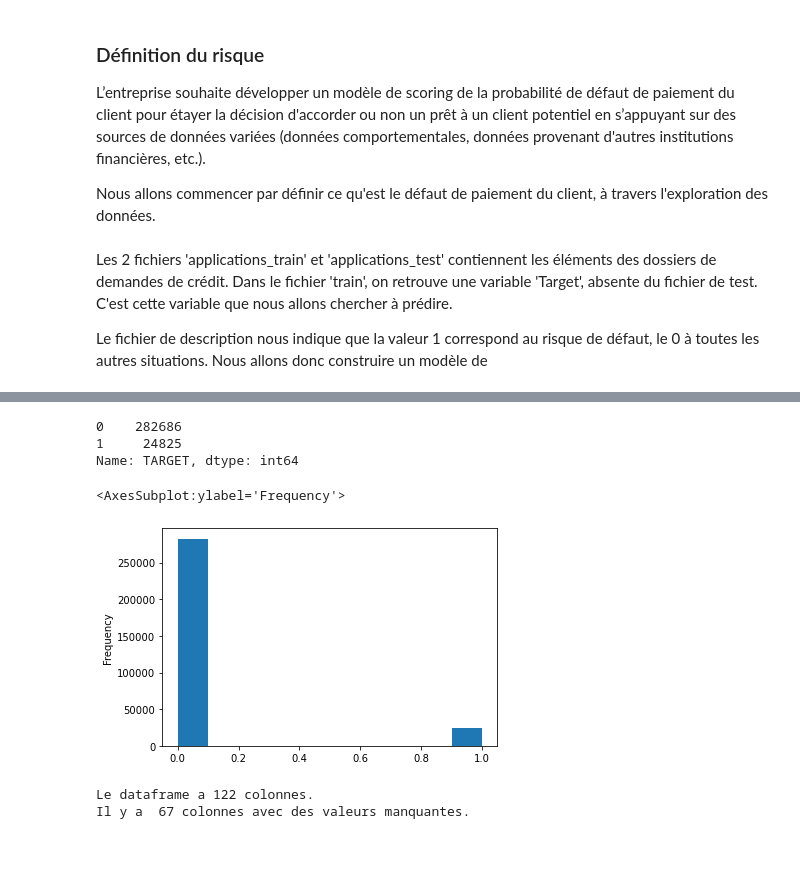
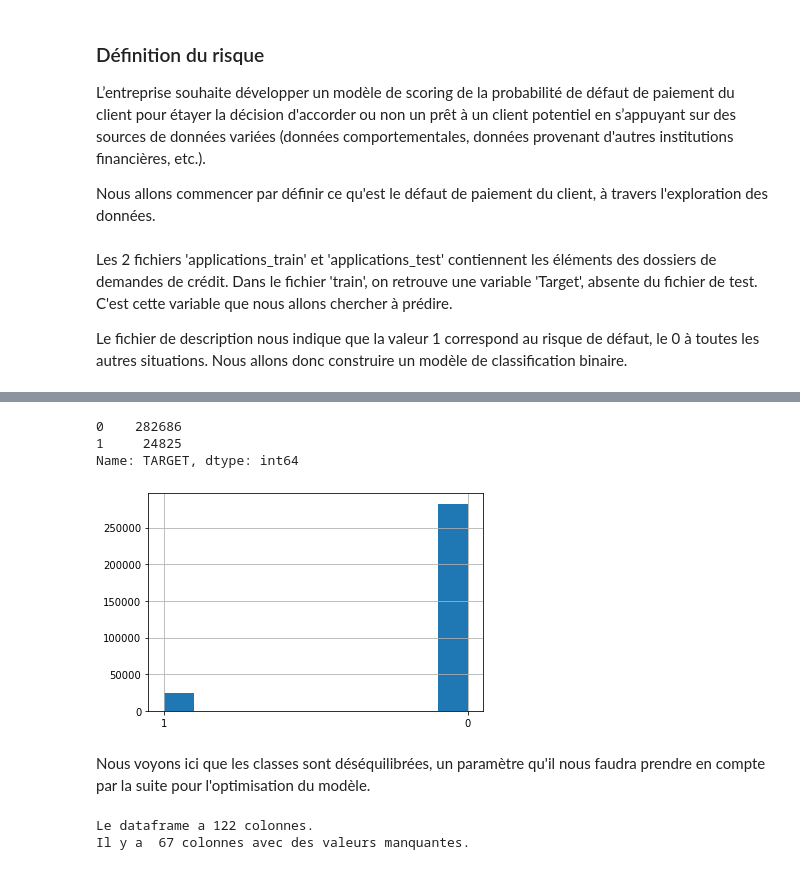
Before and after one commit to rdufief/Home_Credit_App, a Jupyter notebook: P7_Dufief_Romain_Analyse_& Construction_Scoring.ipynb, the cells around one changed output, grey strips where cells are left out. Saved outputs shown, nothing was run; the diff lists cells and outputs as text; code cells hidden in the pictures.

```diff
--- a/P7_Dufief_Romain_Analyse_& Construction_Scoring.ipynb
+++ b/P7_Dufief_Romain_Analyse_& Construction_Scoring.ipynb
@@ -232,7 +245,7 @@ for f,r in zip(names,files_list):
 # %% [markdown]
 Les 2 fichiers 'applications_train' et 'applications_test' contiennent les éléments des dossiers de demandes de crédit. Dans le fichier 'train', on retrouve une variable 'Target', absente du fichier de test. C'est cette variable que nous allons chercher à prédire.
 
-Le fichier de description nous indique que la valeur 1 correspond au risque de défaut, le 0 à toutes les autres situations. Nous allons donc construire un modèle de
+Le fichier de description nous indique que la valeur 1 correspond au risque de défaut, le 0 à toutes les autres situations. Nous allons donc construire un modèle de classification binaire.
 # %%
 application_train.describe(include='all').T
 # %% [output]
@@ -276,15 +289,19 @@ memory usage: 286.2+ MB
 # %%
 # Répartition des targets 1 et 0 dans le jeu d'entraînement
 
 print(application_train['TARGET'].value_counts())
 
-application_train['TARGET'].astype(int).plot.hist()
+application_train['TARGET2'] = application_train['TARGET'].astype('str')
+application_train['TARGET2'].hist()
+
+del application_train['TARGET2']
 # %% [output]
 0    282686
 1     24825
 Name: TARGET, dtype: int64
-<AxesSubplot:ylabel='Frequency'>
-[figure, old version]
+[figure, new version]
+# %% [markdown]
+Nous voyons ici que les classes sont déséquilibrées, un paramètre qu'il nous faudra prendre en compte par la suite pour l'optimisation du modèle.
 # %%
 # Affichage des colonnes comportant des valeurs manquantes
 
```
Also changed, not shown: parts of 6 cells of this notebook, 5 other files.
